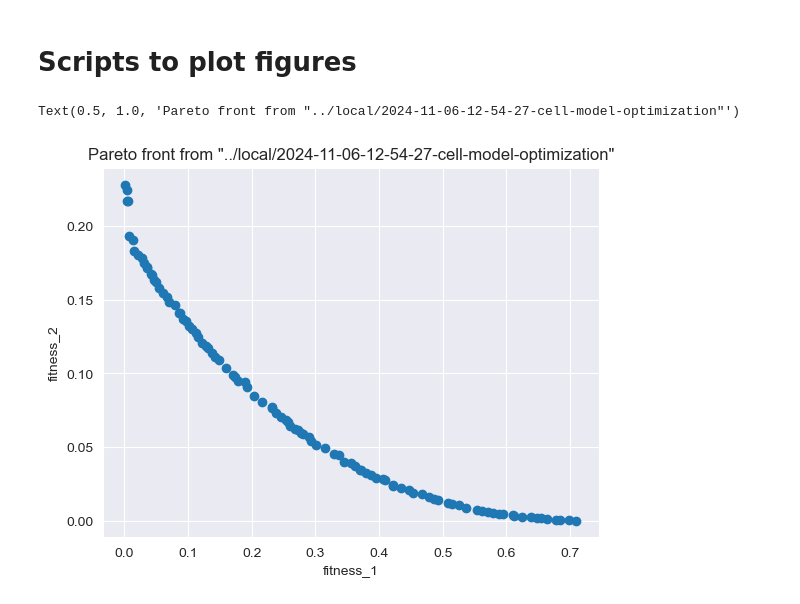
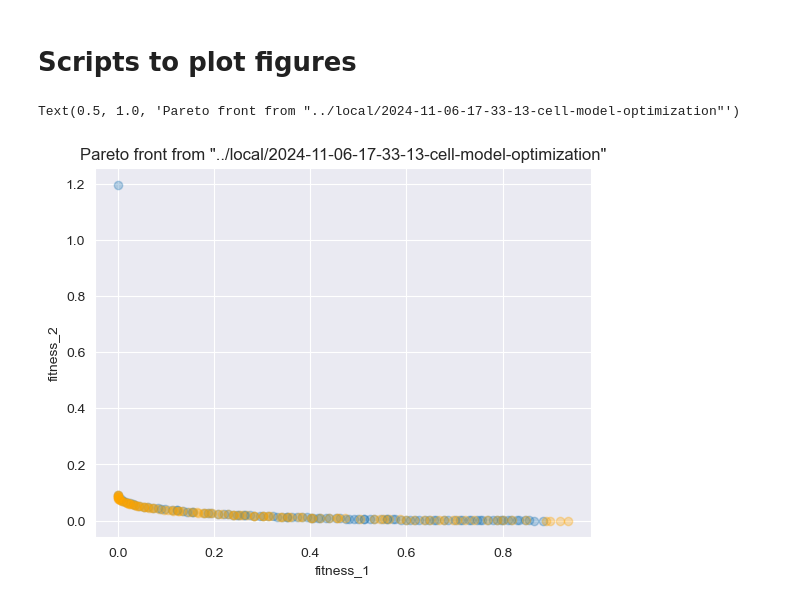
Before and after one commit to albertotonda/evolutionary-optimization-cell-models, a Jupyter notebook: src/plot_figures.ipynb, the cells around one changed output. Drawn from its saved outputs; the diff is of its cells as text; code cells hidden in the pictures.

```diff
--- a/src/plot_figures.ipynb
+++ b/src/plot_figures.ipynb
@@ -11,19 +11,23 @@ import seaborn as sns
 sns.set_style('darkgrid')
 # %%
 # let's plot one Pareto front
-target_folder = "../local/2024-11-06-12-54-27-cell-model-optimization"
+target_folder = "../local/2024-11-06-17-33-13-cell-model-optimization"
 population_file = os.path.join(target_folder, "result.csv")
 
-# read file, extract fitness values
+# read file(s), extract fitness values
 df = pd.read_csv(population_file)
 fitness_1_values = df["fitness_1"].values
 fitness_2_values = df["fitness_2"].values
 
+df_2 = pd.read_csv("../local/2024-11-06-18-09-12-cell-model-optimization/result.csv")
+
 fig, ax = plt.subplots()
-ax.scatter(fitness_1_values, fitness_2_values)
+ax.scatter(fitness_1_values, fitness_2_values, alpha=0.3)
+ax.scatter(df_2["fitness_1"].values, df_2["fitness_2"].values, color='orange', alpha=0.3)
+
 ax.set_xlabel("fitness_1")
 ax.set_ylabel("fitness_2")
 ax.set_title("Pareto front from \"%s\"" % target_folder)
 # %% [output]
-Text(0.5, 1.0, 'Pareto front from "../local/2024-11-06-12-54-27-cell-model-optimization"')
+Text(0.5, 1.0, 'Pareto front from "../local/2024-11-06-17-33-13-cell-model-optimization"')
-[figure, old version]
+[figure, new version]
```
Also changed, not shown: parts of 1 cell of this notebook, 1 other file.
